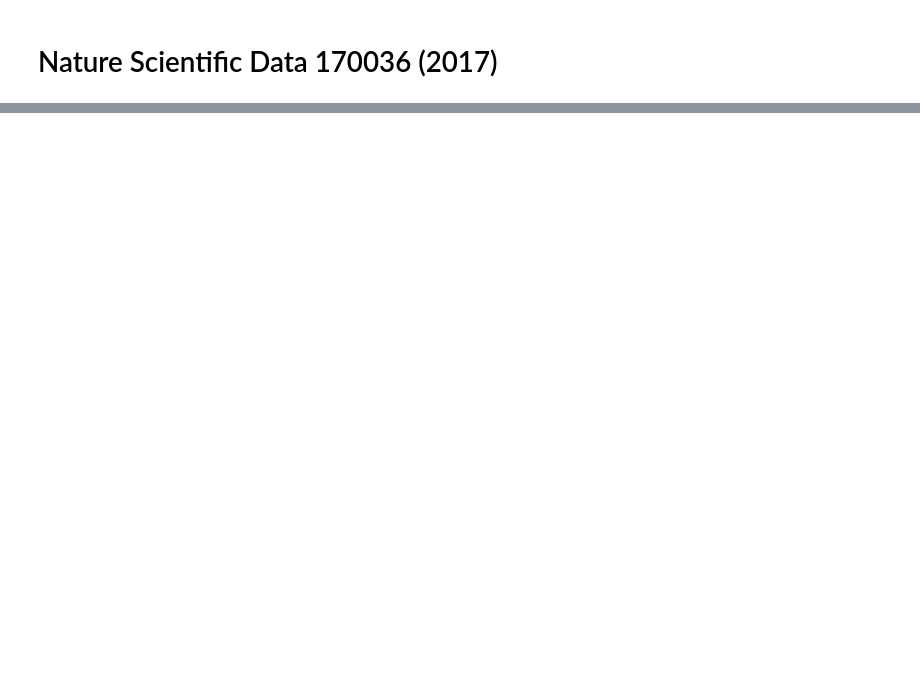
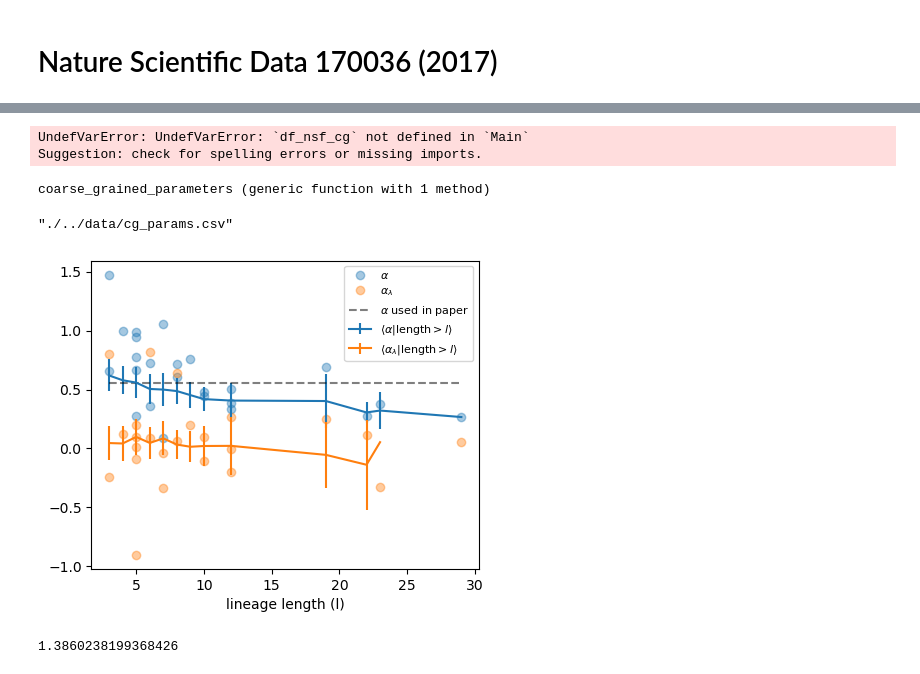
Before and after one commit to elevien/single-cell-size-data, a Jupyter notebook: processing/process_all_datasets.ipynb, the cells around one changed output, grey strips where cells are left out. Drawn from its saved outputs; the diff is of its cells as text; code cells hidden in the pictures; blank space fills up the shorter version.

Commit message:
refactor
implemented basis structure and functionality

```diff
--- a/processing/process_all_datasets.ipynb
+++ b/processing/process_all_datasets.ipynb
@@ -130,0 +148,8 @@ fig
+# %%
+# df_nsf_cg = coarse_grain(df_nsd)
+# CSV.write(joinpath("./../data/","TPP2017_cg.csv"),df_nsf_cg)
+# df_cb_cg = coarse_grain(df_cb)
+# CSV.write(joinpath("./../data/","WRB2010_cg.csv"),df_cb)
+df_l1210 = CSV.read(joinpath("./../data/","L1210smr_longtraces.csv"),DataFrame)
+df_l1210_cg = coarse_grain(df_l1210);
+df_l1210
@@ -130,0 +177,69 @@ fig
+# %%
+# combine coarse-grained data DataFrames
+df_all_cg = vcat(df_nsf_cg,df_cb_cg,df_l1210_cg)
+df_all_cg
+# %% [output]
+UndefVarError: UndefVarError: `df_nsf_cg` not defined in `Main`
+Suggestion: check for spelling errors or missing imports.
+# %%
+function coarse_grained_parameters(df)
+    phi_mean = mean(df.phi)
+    phi_std = std(df.phi)
+    tau_mean = mean(df.tau)
+    tau_std = std(df.tau)
+    # lineage regression on phi vs. y0
+    X = hcat(ones(length(df.y0)), df.y0)
+    β = X \ (df.phi)
+
+    β0 = β[1]
+    β1 = β[2]
+
+    alpha =  -β1
+    alpha_std = std(df.phi)/std(X[:,2])/sqrt(length(df.phi))
+    alpha_lambda = -cov(df.phi ./df.tau,df.y0) / var(df.y0) * tau_mean
+    alpha_tau = -cov(df.phi ./df.tau,df.y0) / var(df.y0) * mean(df.tau)
+    a = -cov(exp.(df.y0),exp.(df.yf)) / var(exp.(df.y0))
+    a_wrong = cov(df.y0,df.yf) / var(df.y0)
+    len = length(df.y0)
+    return (; phi_mean, phi_std, tau_mean, tau_std, alpha, alpha_std, alpha_lambda, alpha_tau,a,a_wrong,len)
+end
+# %% [output]
+coarse_grained_parameters (generic function with 1 method)
+# %%
+df_cg_params = combine(groupby(df_l1210_cg, :experiment), coarse_grained_parameters)
+CSV.write(joinpath("./../data/","cg_params.csv"),df_cg_params)
+# %% [output]
+"./../data/cg_params.csv"
+# %%
+fig,ax = subplots(figsize=(3,3))
+ax.plot(df_cg_params.alpha,1 .- 0.5 .*df_cg_params.a,"o")
+ax.set_xlabel("α (log scale regression)")
+ax.set_ylabel("a (size scale regression)")
+fig
+
+lengths = sort(unique(df_cg_params.len))
+fig, ax = subplots(figsize=(5,4))
+
+ax.plot(df_cg_params.len,df_cg_params.alpha,"C0o",alpha=0.4,label=L"$\alpha$")
+ax.plot(df_cg_params.len,df_cg_params.alpha_lambda,"C1o",alpha=0.4,label=L"$\alpha_{\lambda}$")
+
+
+alpha_means = [mean(df_cg_params[df_cg_params.len .>= k,:].alpha) for k in lengths]
+alpha_stds = [std(df_cg_params[df_cg_params.len .>= k,:].alpha)/sqrt(sum(df_cg_params.len .> k))
+for k in lengths]
+ax.errorbar(lengths, alpha_means, yerr=2 .*alpha_stds, fmt="C0-", label=L"$\langle\alpha |{\rm length}>l\rangle$")
+ax.plot(lengths,ones(length(lengths)).*alpha_means[3],"k--",alpha=0.5,label=L"$\alpha$ used in paper")
+
+
+alpha_lambda_means = [mean(df_cg_params[df_cg_params.len .> k,:].alpha_lambda) for k in lengths]
+alpha_lambda_stds = [std(df_cg_params[df_cg_params.len .> k,:].alpha_lambda)/sqrt(sum(df_cg_params.len .> k)) for k in lengths]
+ax.errorbar(lengths, alpha_lambda_means, yerr=2 .*alpha_lambda_stds, fmt="C1-", label=L"$\langle\alpha_{\lambda} |{\rm length}>l\rangle$")
+ax.legend(loc="upper right", fontsize=8)
+ax.set_xlabel("lineage length (l)")
+fig
+# %% [output]
+[figure, added]
+# %%
+1 .- 0.5 .*mean(df_cg_params.a)
+# %% [output]
+1.3860238199368426
```
Also changed, not shown: parts of 14 cells of this notebook, 28 other files.
